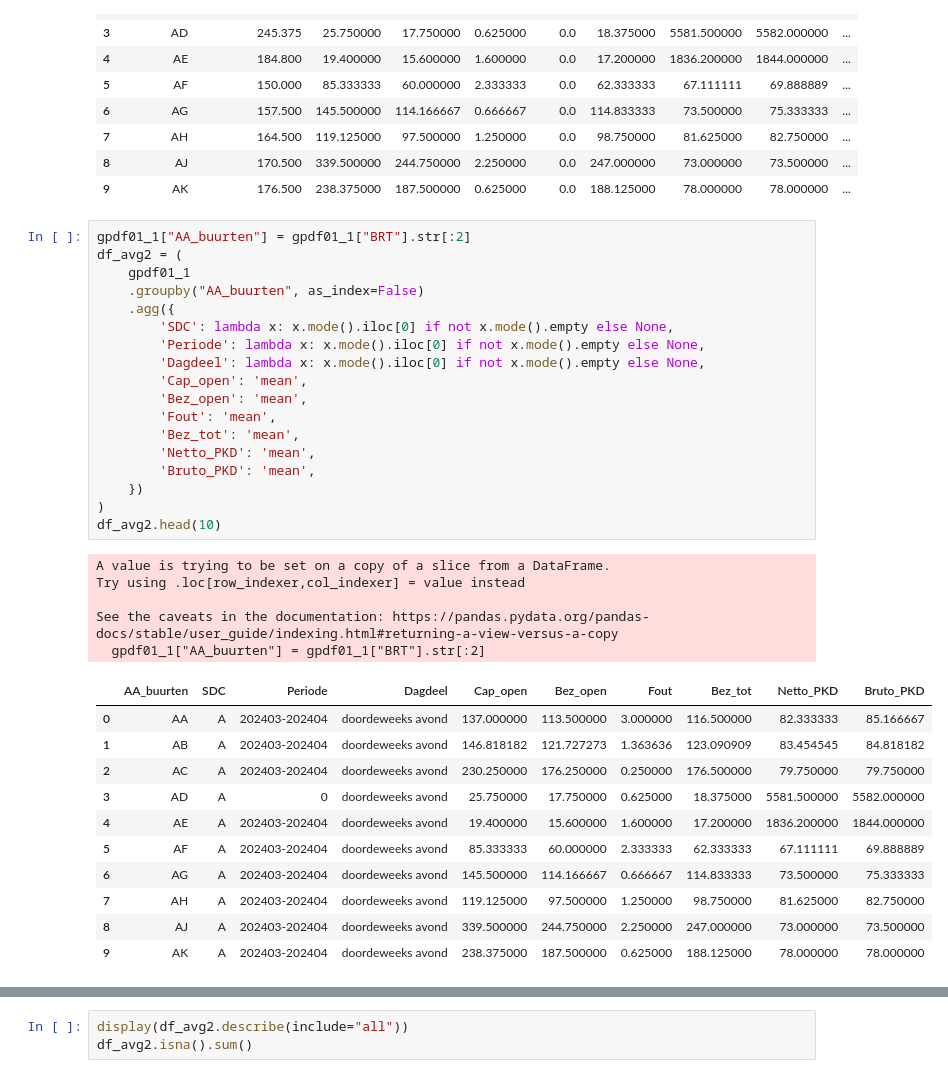
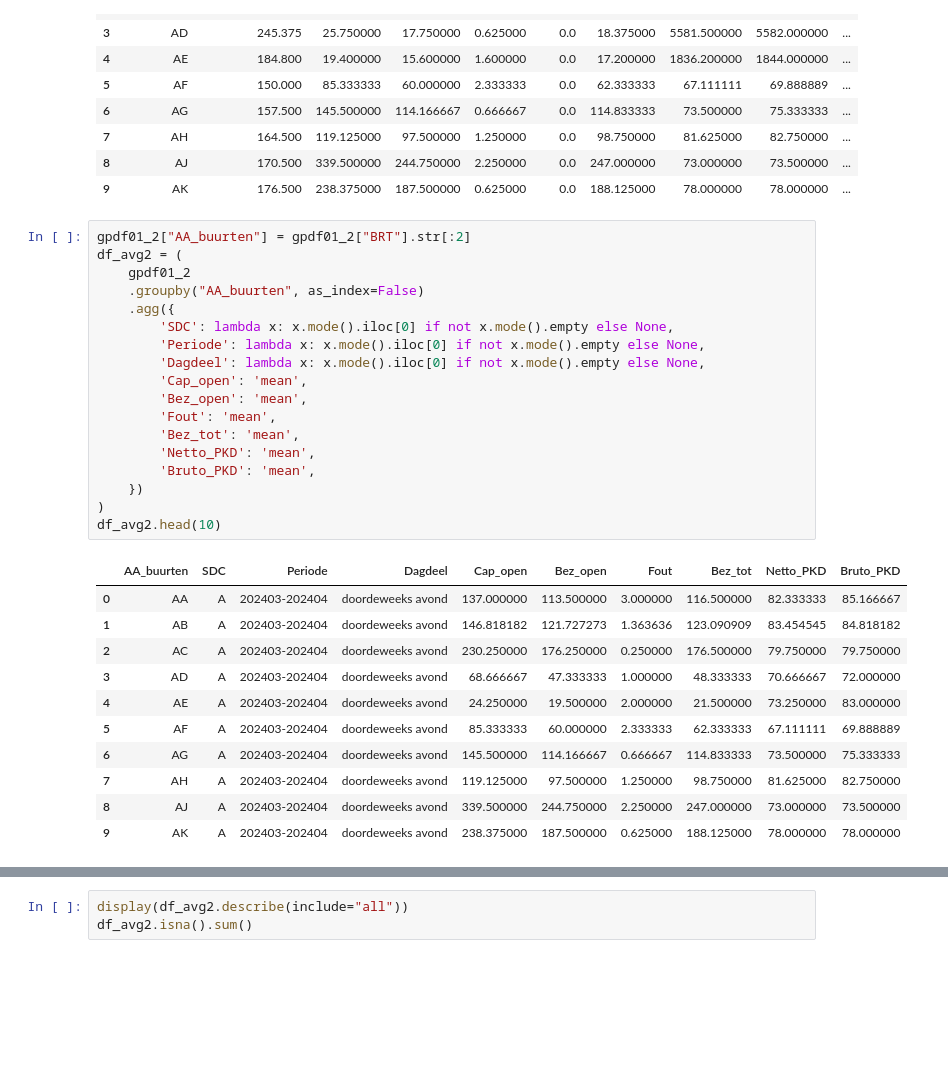
Before and after one commit to bram-villanueva/paper_project, a Jupyter notebook: test.ipynb, the cells around one changed output, grey strips where cells are left out. Saved outputs shown, nothing was run; the diff lists cells and outputs as text; blank space fills up the shorter version.

```diff
--- a/test.ipynb
+++ b/test.ipynb
@@ -75,35 +75,30 @@ See the caveats in the documentation: https://pandas.pydata.org/pandas-docs/stab
 | 8 | AJ | 170.500 | 339.500000 | 244.750000 | 2.250000 | 0.0 | 247.000000 | 73.000000 | 73.500000 | ... |
 | 9 | AK | 176.500 | 238.375000 | 187.500000 | 0.625000 | 0.0 | 188.125000 | 78.000000 | 78.000000 | ... |
 # %%
-gpdf01_1["AA_buurten"] = gpdf01_1["BRT"].str[:2]
+gpdf01_2["AA_buurten"] = gpdf01_2["BRT"].str[:2]
 df_avg2 = (
-    gpdf01_1
+    gpdf01_2
     .groupby("AA_buurten", as_index=False)
     .agg({
         'SDC': lambda x: x.mode().iloc[0] if not x.mode().empty else None,
         'Periode': lambda x: x.mode().iloc[0] if not x.mode().empty else None,
         'Dagdeel': lambda x: x.mode().iloc[0] if not x.mode().empty else None,
         'Cap_open': 'mean',
         'Bez_open': 'mean',
         'Fout': 'mean',
         'Bez_tot': 'mean',
         'Netto_PKD': 'mean',
         'Bruto_PKD': 'mean',
     })
 )
 df_avg2.head(10)
 # %% [output]
-A value is trying to be set on a copy of a slice from a DataFrame.
-Try using .loc[row_indexer,col_indexer] = value instead
-
-See the caveats in the documentation: https://pandas.pydata.org/pandas-docs/stable/user_guide/indexing.html#returning-a-view-versus-a-copy
-  gpdf01_1["AA_buurten"] = gpdf01_1["BRT"].str[:2]
 |  | AA_buurten | SDC | Periode | Dagdeel | Cap_open | Bez_open | Fout | Bez_tot | Netto_PKD | Bruto_PKD |
 | 0 | AA | A | 202403-202404 | doordeweeks avond | 137.000000 | 113.500000 | 3.000000 | 116.500000 | 82.333333 | 85.166667 |
 | 1 | AB | A | 202403-202404 | doordeweeks avond | 146.818182 | 121.727273 | 1.363636 | 123.090909 | 83.454545 | 84.818182 |
 | 2 | AC | A | 202403-202404 | doordeweeks avond | 230.250000 | 176.250000 | 0.250000 | 176.500000 | 79.750000 | 79.750000 |
-| 3 | AD | A | 0 | doordeweeks avond | 25.750000 | 17.750000 | 0.625000 | 18.375000 | 5581.500000 | 5582.000000 |
-| 4 | AE | A | 202403-202404 | doordeweeks avond | 19.400000 | 15.600000 | 1.600000 | 17.200000 | 1836.200000 | 1844.000000 |
+| 3 | AD | A | 202403-202404 | doordeweeks avond | 68.666667 | 47.333333 | 1.000000 | 48.333333 | 70.666667 | 72.000000 |
+| 4 | AE | A | 202403-202404 | doordeweeks avond | 24.250000 | 19.500000 | 2.000000 | 21.500000 | 73.250000 | 83.000000 |
 | 5 | AF | A | 202403-202404 | doordeweeks avond | 85.333333 | 60.000000 | 2.333333 | 62.333333 | 67.111111 | 69.888889 |
 | 6 | AG | A | 202403-202404 | doordeweeks avond | 145.500000 | 114.166667 | 0.666667 | 114.833333 | 73.500000 | 75.333333 |
 | 7 | AH | A | 202403-202404 | doordeweeks avond | 119.125000 | 97.500000 | 1.250000 | 98.750000 | 81.625000 | 82.750000 |
```
Also changed, not shown: parts of 1 cell of this notebook.
